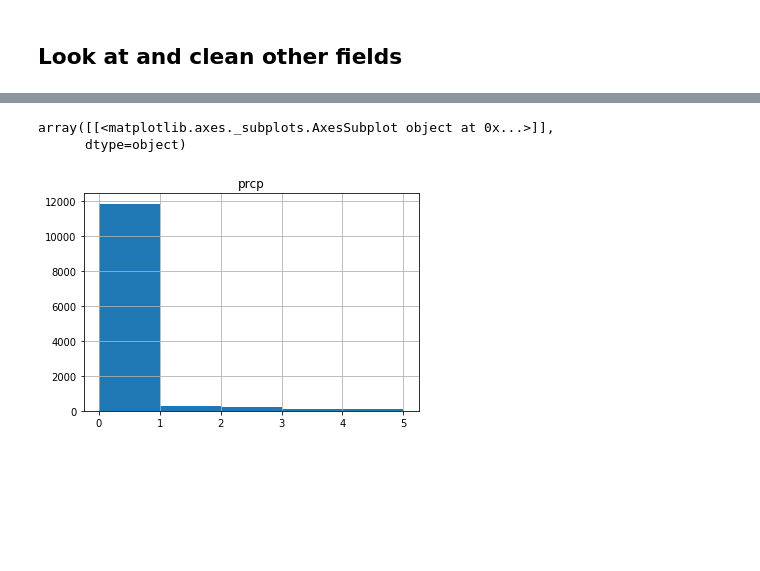
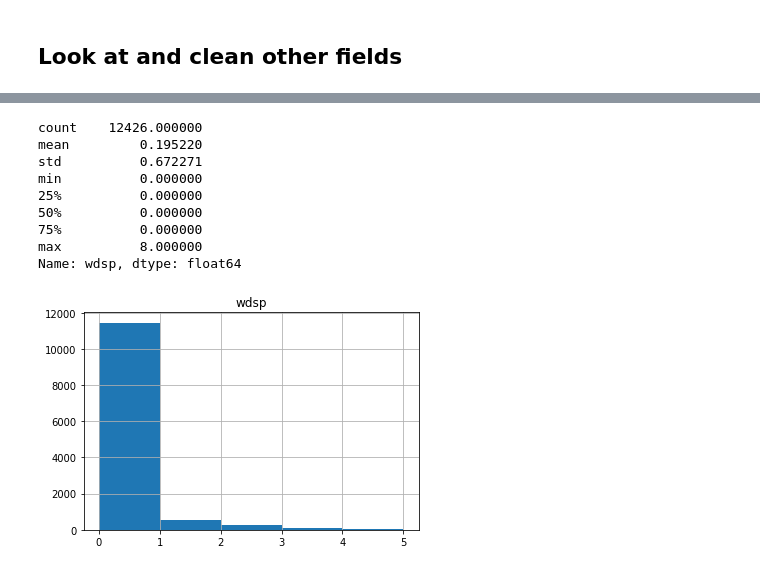
Before and after one commit to shibby576/wild_data_science, a Jupyter notebook: Assignment_2.ipynb, the cells around one changed output, grey strips where cells are left out. Drawn from its saved outputs; the diff is of its cells as text; code cells hidden in the pictures; blank space fills up the shorter version.

```diff
--- a/Assignment_2.ipynb
+++ b/Assignment_2.ipynb
@@ -196,3 +196,10 @@ gust           2506
 dtype: int64
 # %% [markdown]
 ## Look at and clean other fields
+# %%
+#create new df with fields that have no nans (wdsp, gust, prcp)
+df = sg_df[(sg_df['wdsp'].isna()==False) & (sg_df['gust'].isna()==False) & (sg_df['prcp'].isna()==False)]
+df
+#confirm that filtering worked
+len(df)
+df.isna().sum()
@@ -199,7 +314,15 @@ dtype: int64
 # %%
-#look at the distribution of percipitation
-sg_df.hist(column ='prcp',bins=range(0,6))
+#Eval wind speed
+df.hist(column ='wdsp', bins=range(0,6))
+df['wdsp'].describe()
 # %% [output]
-array([[<matplotlib.axes._subplots.AxesSubplot object at 0x...>]],
-      dtype=object)
+count    12426.000000
+mean         0.195220
+std          0.672271
+min          0.000000
+25%          0.000000
+50%          0.000000
+75%          0.000000
+max          8.000000
+Name: wdsp, dtype: float64
-[figure, old version]
+[figure, new version]
```
Also changed, not shown: parts of 11 cells of this notebook.
